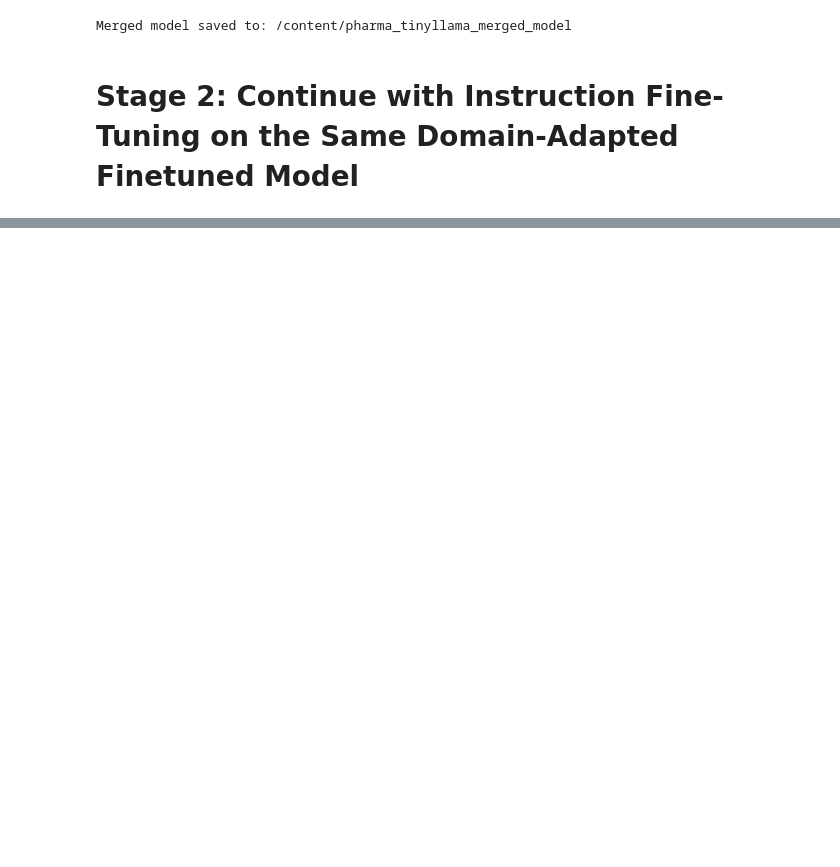
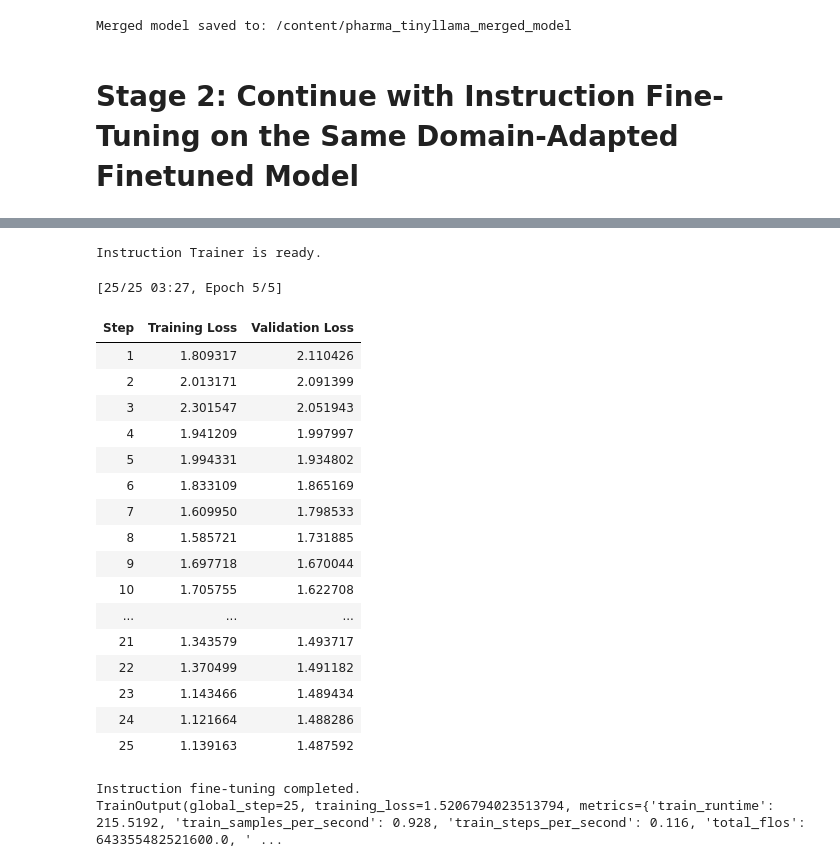
Before and after one commit to Mmbsaksd/Full_Stack_GenerativeAI_And_Agentic_AI, a Jupyter notebook: LLM_Fine_Tuning_Non_Instruction,_Instruction,_and_Preference_Data_with_Huggingface.ipynb, the cells around one changed output, grey strips where cells are left out. Cells and saved outputs as stored; diff of their text form; code cells hidden in the pictures; blank space fills up the shorter version.

```diff
--- a/LLM_Fine_Tuning_Non_Instruction,_Instruction,_and_Preference_Data_with_Huggingface.ipynb
+++ b/LLM_Fine_Tuning_Non_Instruction,_Instruction,_and_Preference_Data_with_Huggingface.ipynb
@@ -897,0 +937,2 @@ instruction_data_path = "/content/pharma_instruction_dataset.jsonl"
+# %%
+instruction_dataset = instruction_dataset.map(format_instruction_record)
@@ -897,0 +1116,21 @@ instruction_data_path = "/content/pharma_instruction_dataset.jsonl"
+# %%
+# ============================================================
+# Instruction fine-tuning data collator
+# ============================================================
+# This prepares mini-batches for causal language model training.
+
+from transformers import DataCollatorForLanguageModeling
+instruction_data_collator = DataCollatorForLanguageModeling(
+    tokenizer=tokenizer,
+    mlm=False,
+)
+# %%
+# ============================================================
+# Instruction fine-tuning arguments
+# ============================================================
+
+instruction_output_dir = "/content/pharma_tinyllama_instruction_lora_output"
+instruction_adapter_dir = "/content/pharma_tinyllama_instruction_lora_adapter"
+
+os.makedirs(instruction_output_dir, exist_ok=True)
+os.makedirs(instruction_adapter_dir, exist_ok=True)
@@ -897,0 +1199,48 @@ instruction_data_path = "/content/pharma_instruction_dataset.jsonl"
+# %%
+# ============================================================
+# Build instruction Trainer
+# ============================================================
+
+from transformers import Trainer
+instruction_trainer = Trainer(
+    model=instruction_model,
+    args=instruction_training_args,
+    train_dataset=instruction_tokenized_datasets["train"],
+    eval_dataset=instruction_tokenized_datasets["validation"],
+    data_collator=instruction_data_collator,
+)
+
+print("Instruction Trainer is ready.")
+# %% [output]
+Instruction Trainer is ready.
+# %%
+# ============================================================
+# Start instruction fine-tuning
+# ============================================================
+
+instruction_train_result = instruction_trainer.train()
+# %% [output]
+[25/25 03:27, Epoch 5/5]
+| Step | Training Loss | Validation Loss |
+| 1 | 1.809317 | 2.110426 |
+| 2 | 2.013171 | 2.091399 |
+| 3 | 2.301547 | 2.051943 |
+| 4 | 1.941209 | 1.997997 |
+| 5 | 1.994331 | 1.934802 |
+| 6 | 1.833109 | 1.865169 |
+| 7 | 1.609950 | 1.798533 |
+| 8 | 1.585721 | 1.731885 |
+| 9 | 1.697718 | 1.670044 |
+| 10 | 1.705755 | 1.622708 |
+| ... | ... | ... |
+| 21 | 1.343579 | 1.493717 |
+| 22 | 1.370499 | 1.491182 |
+| 23 | 1.143466 | 1.489434 |
+| 24 | 1.121664 | 1.488286 |
+| 25 | 1.139163 | 1.487592 |
+# %%
+print("Instruction fine-tuning completed.")
+print(instruction_train_result)
+# %% [output]
+Instruction fine-tuning completed.
+TrainOutput(global_step=25, training_loss=1.5206794023513794, metrics={'train_runtime': 215.5192, 'train_samples_per_second': 0.928, 'train_steps_per_second': 0.116, 'total_flos': 643355482521600.0, ' ...
```
Also changed, not shown: parts of 28 cells of this notebook.
